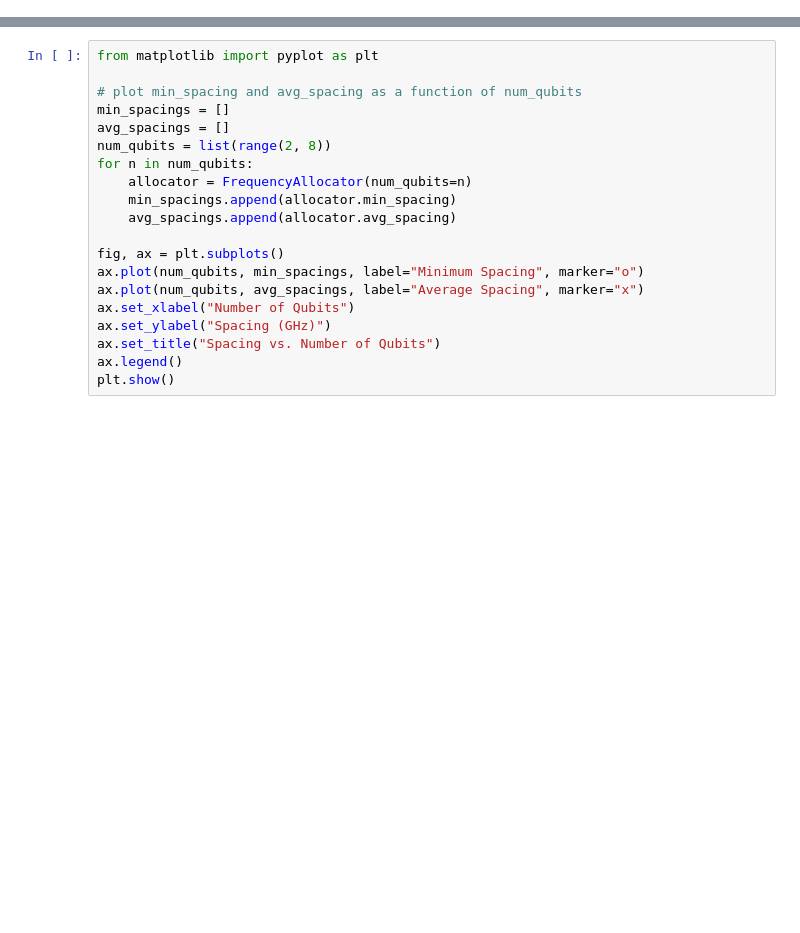
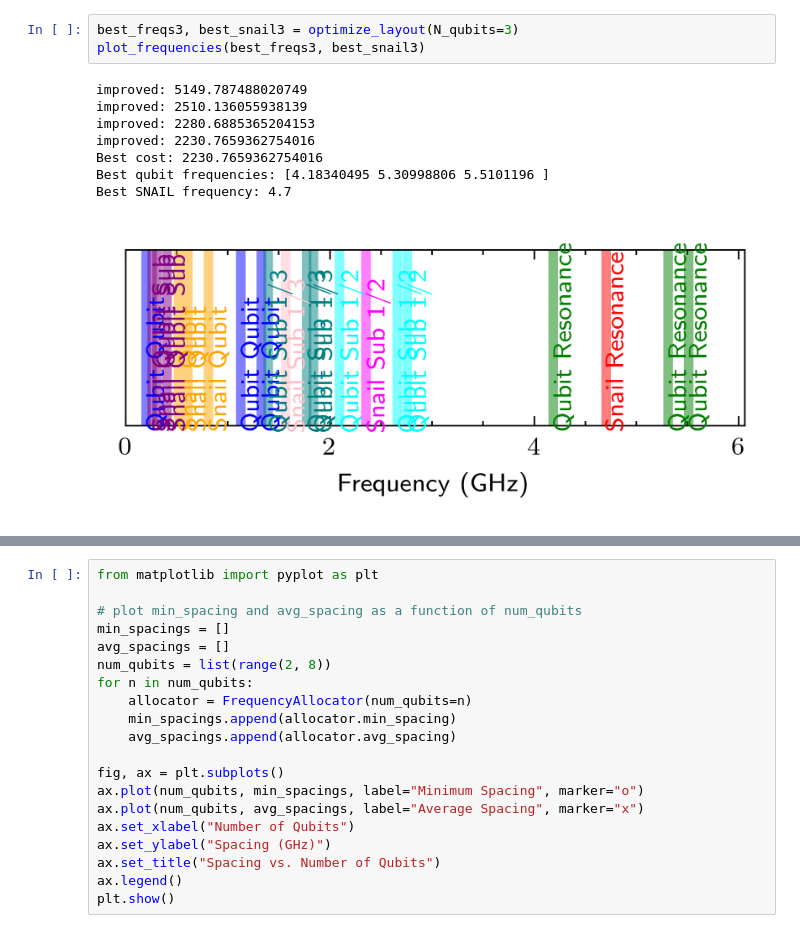
Before and after one commit to PITT-HATLAB/corral_crowding, a Jupyter notebook: src/notebooks/dev_optimized_allocation.ipynb, the cells around one changed output, grey strips where cells are left out. Cells and saved outputs as stored; diff of their text form; blank space fills up the shorter version.

```diff
--- a/src/notebooks/dev_optimized_allocation.ipynb
+++ b/src/notebooks/dev_optimized_allocation.ipynb
@@ -196,0 +218,12 @@ Avg Spacing: 0.14168982768204536
+# %%
+best_freqs3, best_snail3 = optimize_layout(N_qubits=3)
+plot_frequencies(best_freqs3, best_snail3)
+# %% [output]
+improved: 5149.787488020749
+improved: 2510.136055938139
+improved: 2280.6885365204153
+improved: 2230.7659362754016
+Best cost: 2230.7659362754016
+Best qubit frequencies: [4.18340495 5.30998806 5.5101196 ]
+Best SNAIL frequency: 4.7
+[figure, added]
```
Also changed, not shown: parts of 16 cells of this notebook, 7 other files.
